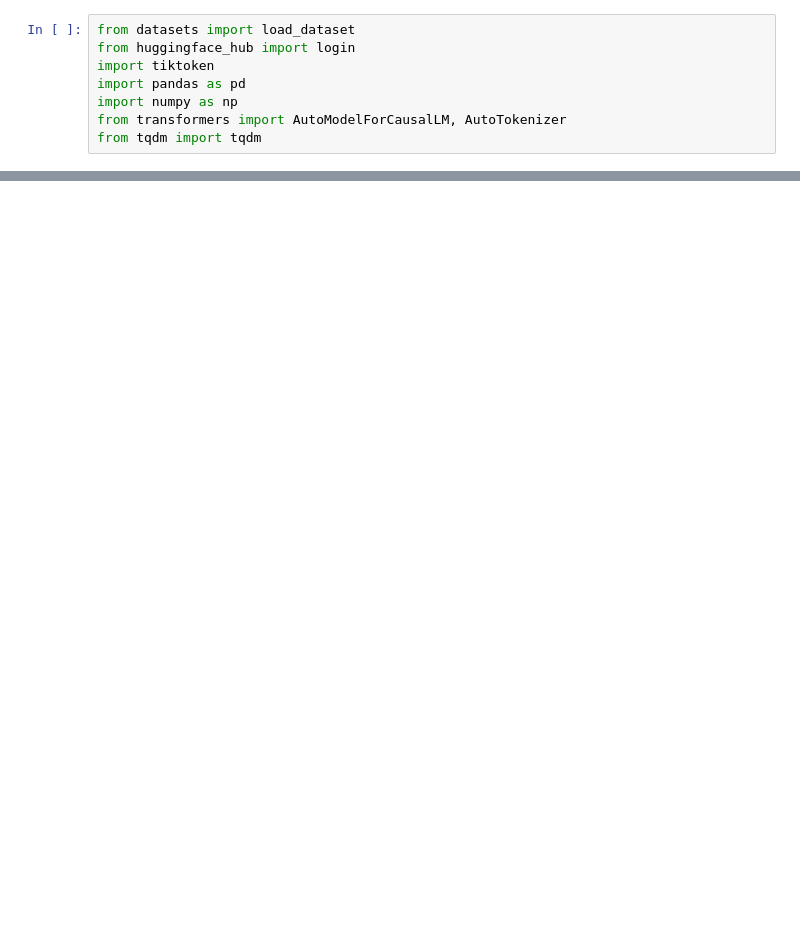
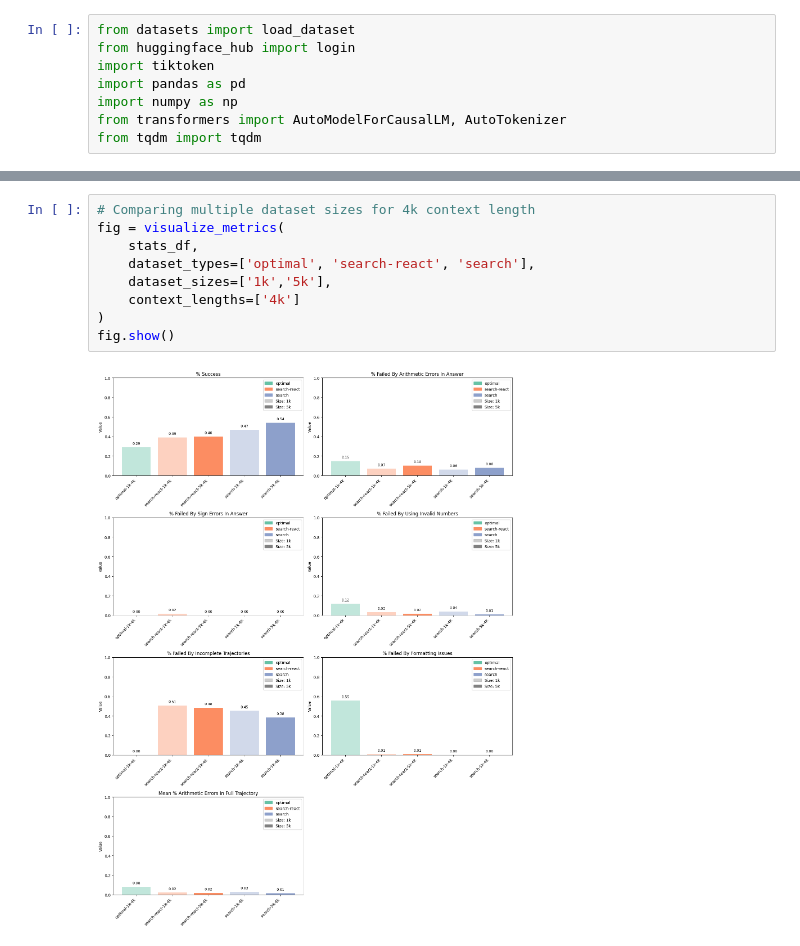
Before and after one commit to chloeli-15/stream-of-search, a Jupyter notebook: trajectory_analysis.ipynb, the cells around one changed output, grey strips where cells are left out. Cells and saved outputs as stored; diff of their text form; blank space fills up the shorter version.

```diff
--- a/trajectory_analysis.ipynb
+++ b/trajectory_analysis.ipynb
@@ -593,0 +767,11 @@ for metric in metric_cols:
+# %%
+# Comparing multiple dataset sizes for 4k context length
+fig = visualize_metrics(
+    stats_df,
+    dataset_types=['optimal', 'search-react', 'search'],
+    dataset_sizes=['1k','5k'],
+    context_lengths=['4k']
+)
+fig.show()
+# %% [output]
+[figure, added]
```
Also changed, not shown: parts of 13 cells of this notebook.
